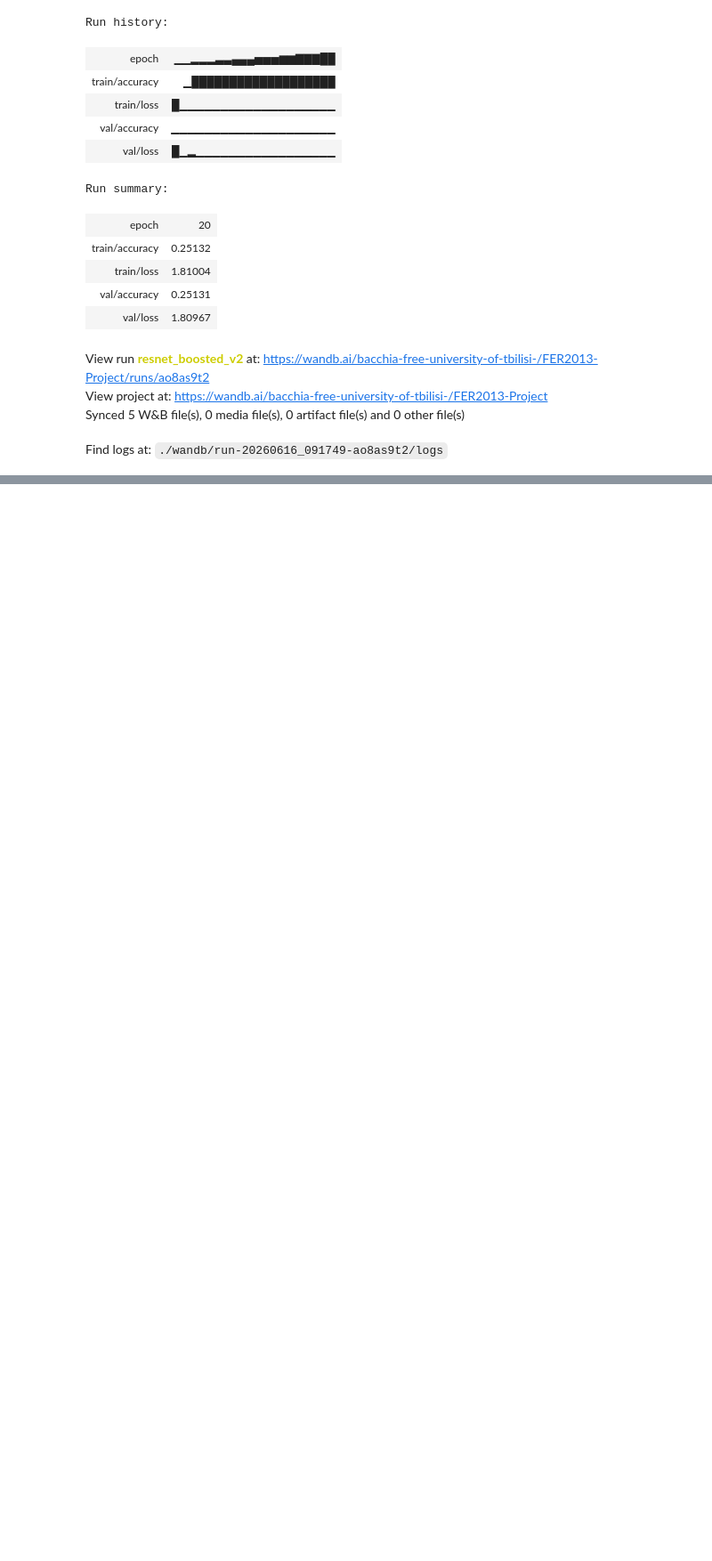
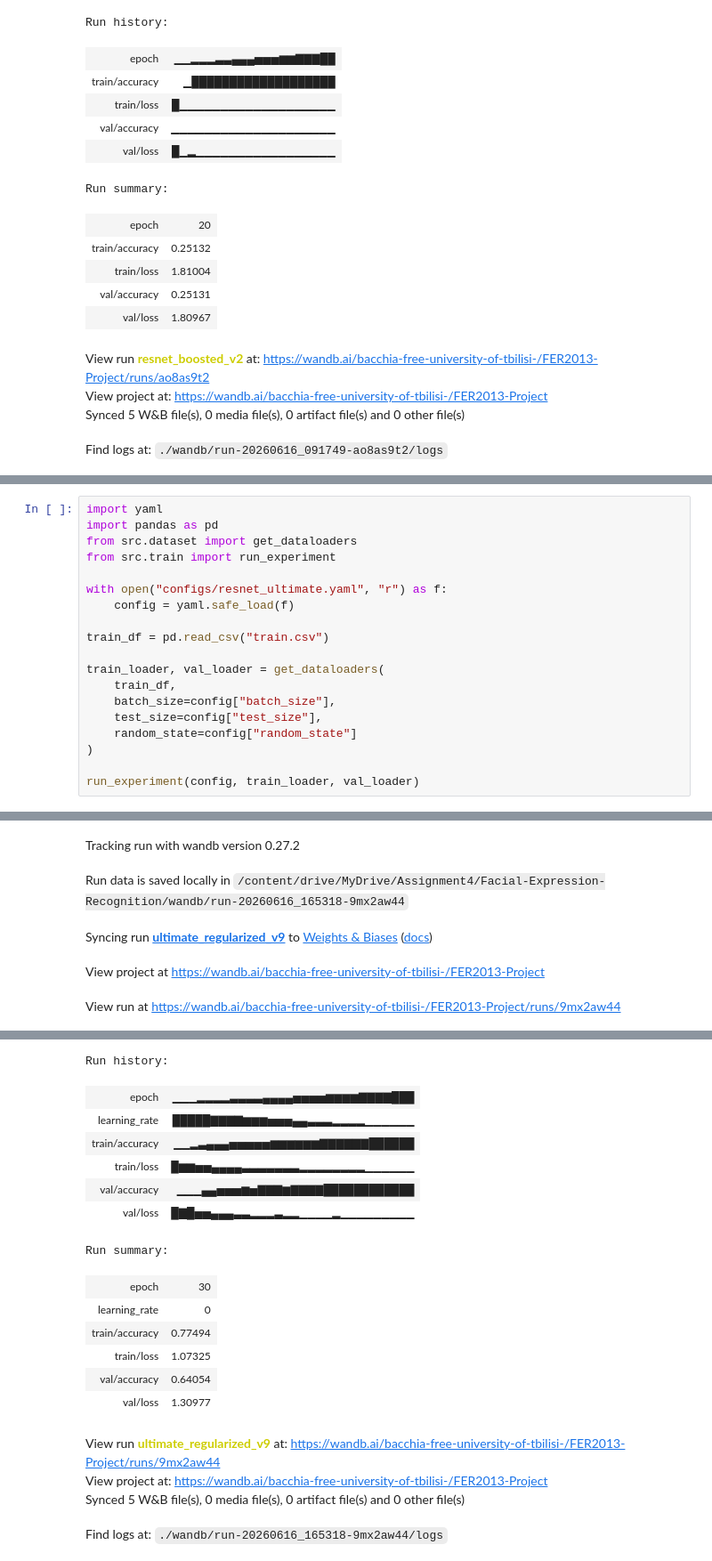
Before and after one commit to Bacchia/Facial-Expression-Recognition, a Jupyter notebook: notebooks/FER_experiments.ipynb, the cells around one changed output, grey strips where cells are left out. Shown at 89% size. Drawn from its saved outputs; the diff is of its cells as text; blank space fills up the shorter version.

Commit message:
Added 4 Layer Resnet And Improvements

```diff
--- a/notebooks/FER_experiments.ipynb
+++ b/notebooks/FER_experiments.ipynb
@@ -384,0 +374,20 @@ Find logs at: ./wandb/run-20260616_101759-51e6mmrt/logs
+# %%
+import yaml
+import pandas as pd
+from src.dataset import get_dataloaders
+from src.train import run_experiment
+
+with open("configs/resnet_ultimate.yaml", "r") as f:
+    config = yaml.safe_load(f)
+
+train_df = pd.read_csv("train.csv")
+
+train_loader, val_loader = get_dataloaders(
+    train_df,
+    batch_size=config["batch_size"],
+    test_size=config["test_size"],
+    random_state=config["random_state"]
+)
+
+run_experiment(config, train_loader, val_loader)
+# %% [output]
@@ -384,0 +395,5 @@ Find logs at: ./wandb/run-20260616_101759-51e6mmrt/logs
+Tracking run with wandb version 0.27.2
+Run data is saved locally in /content/drive/MyDrive/Assignment4/Facial-Expression-Recognition/wandb/run-20260616_165318-9mx2aw44
+Syncing run ultimate_regularized_v9 to Weights & Biases (docs)
+View project at https://wandb.ai/bacchia-free-university-of-tbilisi-/FER2013-Project
+View run at https://wandb.ai/bacchia-free-university-of-tbilisi-/FER2013-Project/runs/9mx2aw44
@@ -384,0 +418,18 @@ Find logs at: ./wandb/run-20260616_101759-51e6mmrt/logs
+Run history:
+| epoch | ▁▁▁▂▂▂▂▃▃▃▃▄▄▄▄▅▅▅▅▆▆▆▆▇▇▇▇███ |
+| learning_rate | █████▇▇▇▇▆▆▆▅▅▅▄▄▃▃▃▂▂▂▂▁▁▁▁▁▁ |
+| train/accuracy | ▁▁▂▃▄▄▄▅▅▅▅▅▆▆▆▆▆▆▇▇▇▇▇▇██████ |
+| train/loss | █▆▆▅▅▄▄▄▄▃▃▃▃▃▃▃▂▂▂▂▂▂▂▂▁▁▁▁▁▁ |
+| val/accuracy | ▁▁▁▄▄▅▅▅▆▅▇▇▇▆▇▇▇▇████████████ |
+| val/loss | █▇█▅▅▄▄▄▃▃▂▂▂▃▂▂▁▁▁▁▂▁▁▁▁▁▁▁▁▁ |
+Run summary:
+| epoch | 30 |
+| learning_rate | 0 |
+| train/accuracy | 0.77494 |
+| train/loss | 1.07325 |
+| val/accuracy | 0.64054 |
+| val/loss | 1.30977 |
+View run ultimate_regularized_v9 at: https://wandb.ai/bacchia-free-university-of-tbilisi-/FER2013-Project/runs/9mx2aw44
+View project at: https://wandb.ai/bacchia-free-university-of-tbilisi-/FER2013-Project
+Synced 5 W&B file(s), 0 media file(s), 0 artifact file(s) and 0 other file(s)
+Find logs at: ./wandb/run-20260616_165318-9mx2aw44/logs
```
Also changed, not shown: parts of 5 cells of this notebook, 5 other files.
